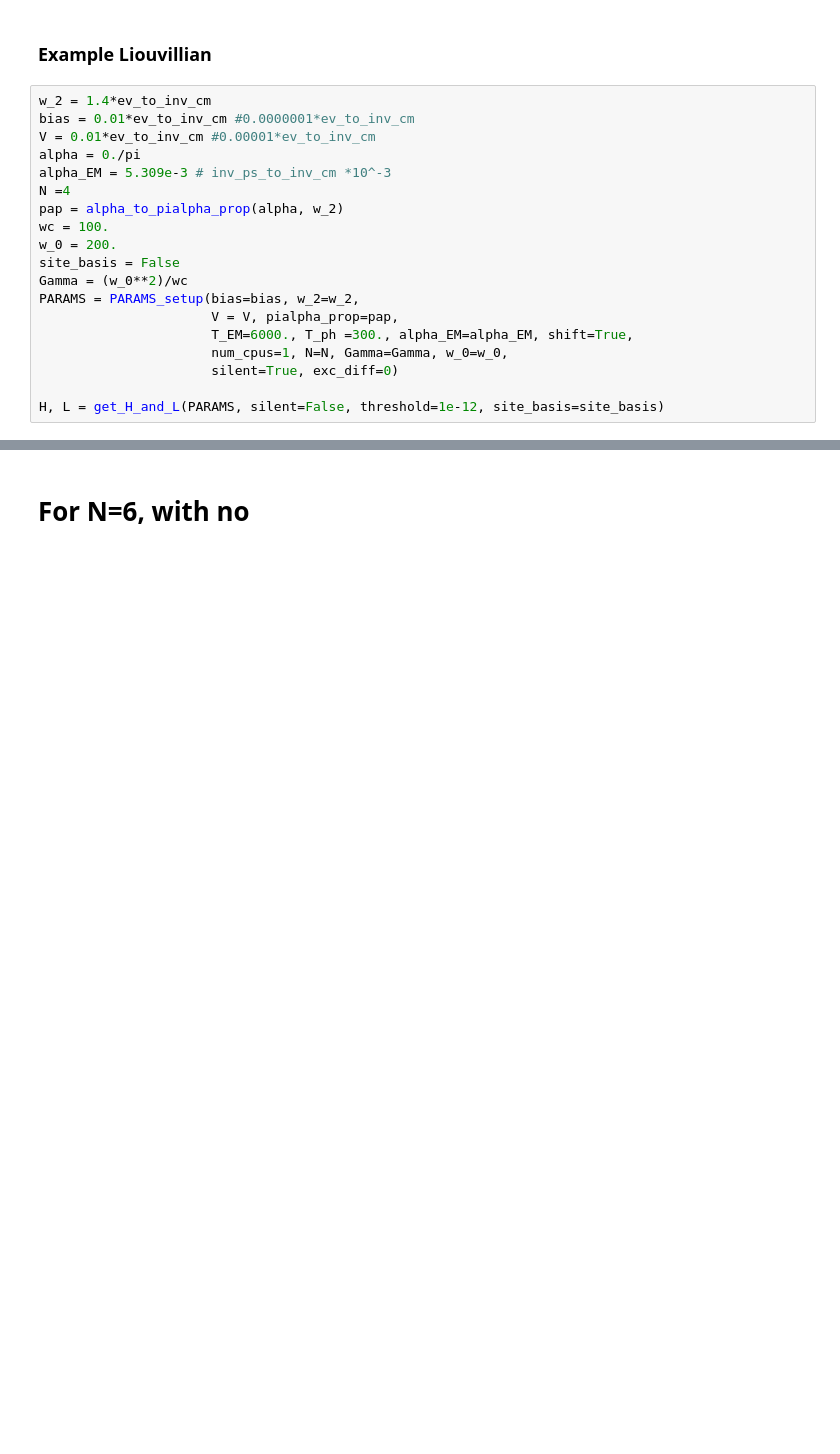
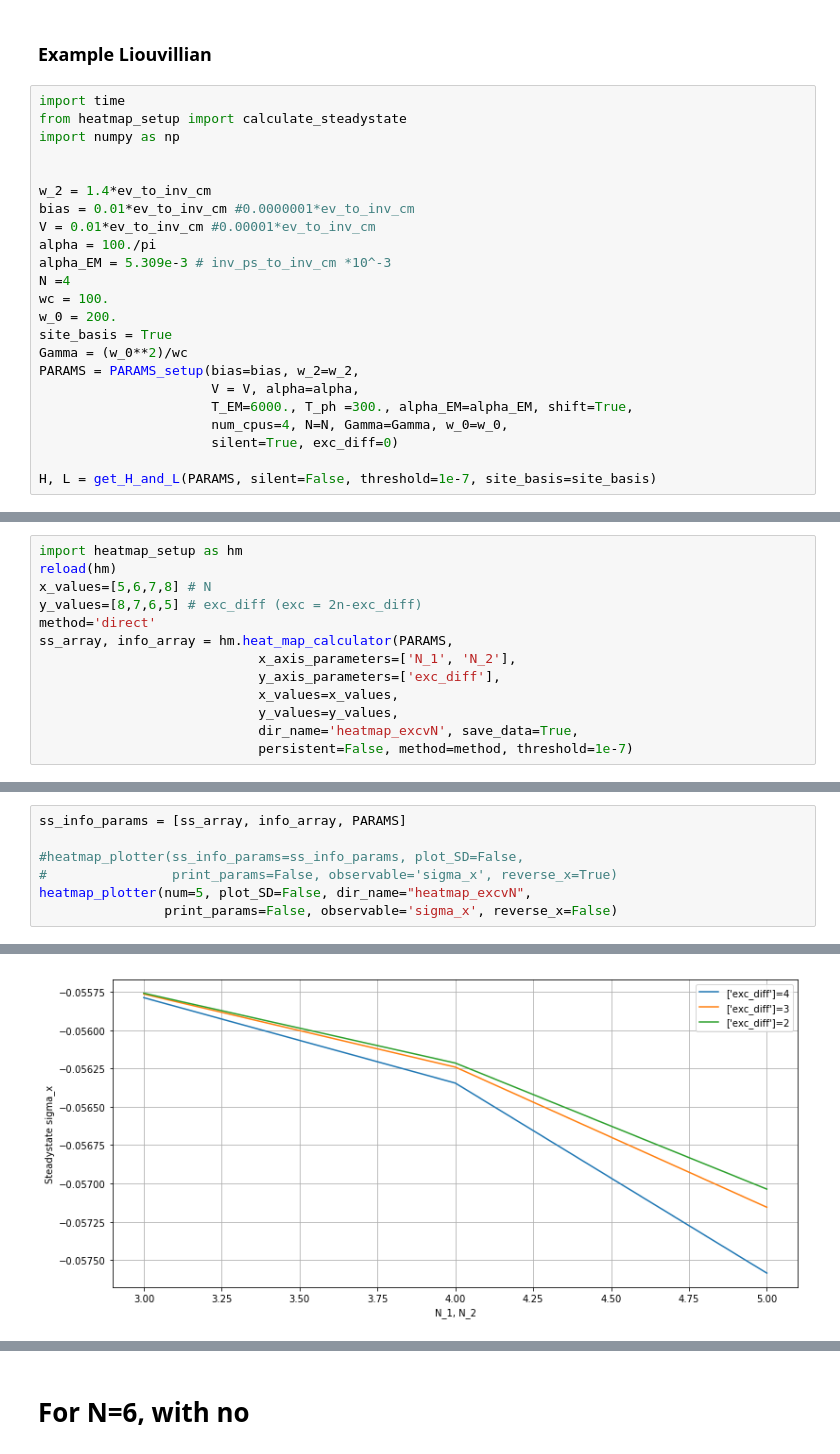
Before and after one commit to HenryMaguire/dimer-code, a Jupyter notebook: convergence_dimer.ipynb, the cells around one changed output, grey strips where cells are left out. Cells and saved outputs as stored; diff of their text form; blank space fills up the shorter version.

```diff
--- a/convergence_dimer.ipynb
+++ b/convergence_dimer.ipynb
@@ -47,22 +34,26 @@ import numpy as np
 # %% [markdown]
 ### Example Liouvillian
 # %%
+import time
+from heatmap_setup import calculate_steadystate
+import numpy as np
+
+
 w_2 = 1.4*ev_to_inv_cm
 bias = 0.01*ev_to_inv_cm #0.0000001*ev_to_inv_cm
 V = 0.01*ev_to_inv_cm #0.00001*ev_to_inv_cm
-alpha = 0./pi
+alpha = 100./pi
 alpha_EM = 5.309e-3 # inv_ps_to_inv_cm *10^-3
 N =4
-pap = alpha_to_pialpha_prop(alpha, w_2)
 wc = 100.
 w_0 = 200.
-site_basis = False
+site_basis = True
 Gamma = (w_0**2)/wc
 PARAMS = PARAMS_setup(bias=bias, w_2=w_2,
-                      V = V, pialpha_prop=pap,
+                      V = V, alpha=alpha,
                       T_EM=6000., T_ph =300., alpha_EM=alpha_EM, shift=True,
-                      num_cpus=1, N=N, Gamma=Gamma, w_0=w_0,
+                      num_cpus=4, N=N, Gamma=Gamma, w_0=w_0,
                       silent=True, exc_diff=0)
 
-H, L = get_H_and_L(PARAMS, silent=False, threshold=1e-12, site_basis=site_basis)
+H, L = get_H_and_L(PARAMS, silent=False, threshold=1e-7, site_basis=site_basis)
 # %% [output]
@@ -267,0 +226,13 @@ visualise_dense(ssLt)
+# %%
+import heatmap_setup as hm
+reload(hm)
+x_values=[5,6,7,8] # N
+y_values=[8,7,6,5] # exc_diff (exc = 2n-exc_diff)
+method='direct'
+ss_array, info_array = hm.heat_map_calculator(PARAMS,
+                            x_axis_parameters=['N_1', 'N_2'],
+                            y_axis_parameters=['exc_diff'],
+                            x_values=x_values,
+                            y_values=y_values,
+                            dir_name='heatmap_excvN', save_data=True,
+                            persistent=False, method=method, threshold=1e-7)
@@ -267,0 +259,8 @@ visualise_dense(ssLt)
+# %%
+ss_info_params = [ss_array, info_array, PARAMS]
+
+#heatmap_plotter(ss_info_params=ss_info_params, plot_SD=False,
+#                print_params=False, observable='sigma_x', reverse_x=True)
+heatmap_plotter(num=5, plot_SD=False, dir_name="heatmap_excvN",
+                print_params=False, observable='sigma_x', reverse_x=False)
+# %% [output]
@@ -267,0 +269 @@ visualise_dense(ssLt)
+[figure, added]
```
Also changed, not shown: parts of 37 cells of this notebook, 21 other files.
